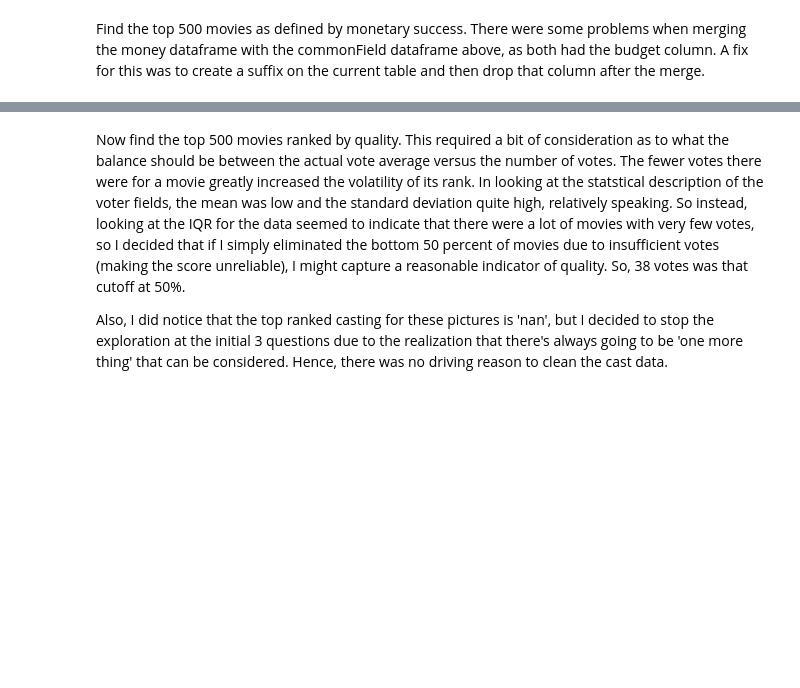
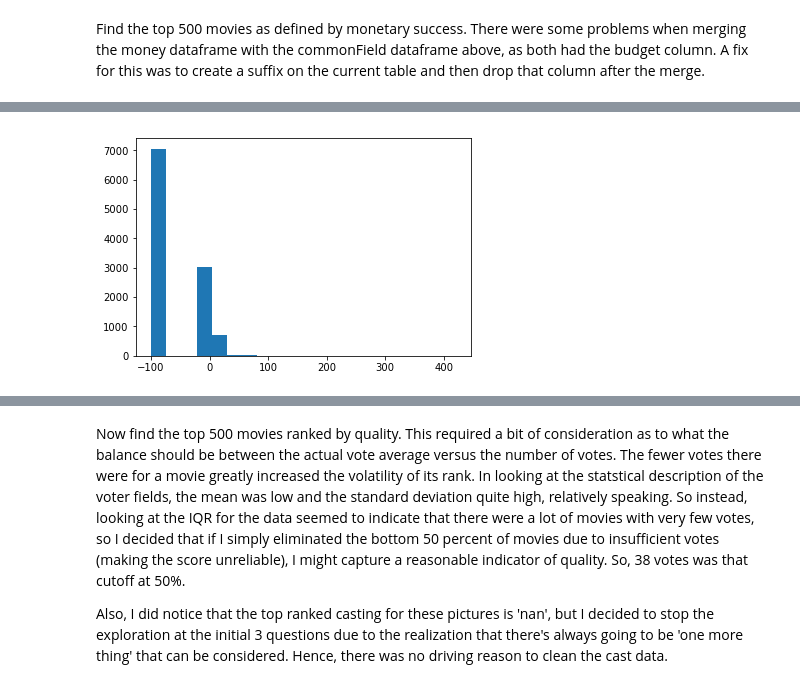
Before and after one commit to SandorAtTheZoo/UdacityDataAnalysisProject2, a Jupyter notebook: investigate-a-dataset-defineMovieSuccess.ipynb, the cells around one changed output, grey strips where cells are left out. Saved outputs shown, nothing was run; the diff lists cells and outputs as text; code cells hidden in the pictures; blank space fills up the shorter version.

```diff
--- a/investigate-a-dataset-defineMovieSuccess.ipynb
+++ b/investigate-a-dataset-defineMovieSuccess.ipynb
@@ -144,0 +149,4 @@ topMoneyGenres = dfMergedMoney.groupby(dfMergedMoney['genres']).size().sort_valu
+# %%
+plt.hist(df_movieMoney['moneyRank'],bins = 20);
+# %% [output]
+[figure, added]
```
Also changed, not shown: parts of 15 cells of this notebook, 1 other file.
